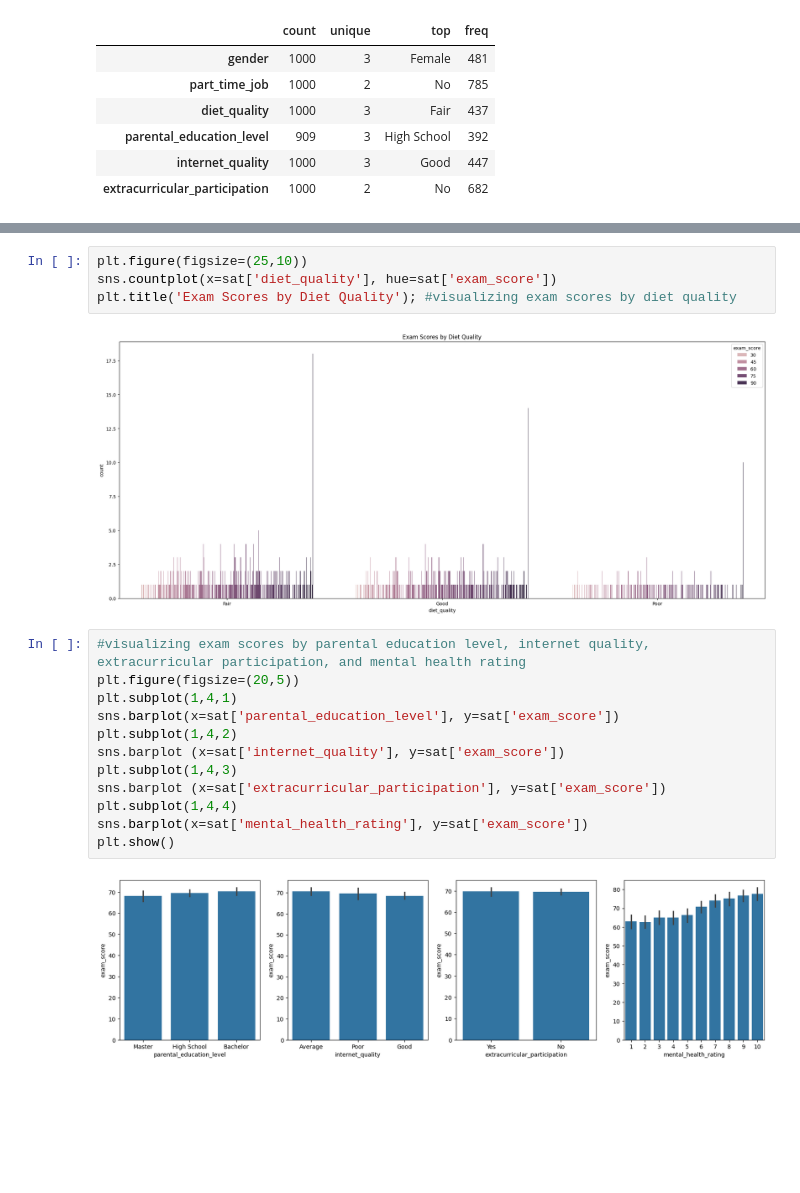
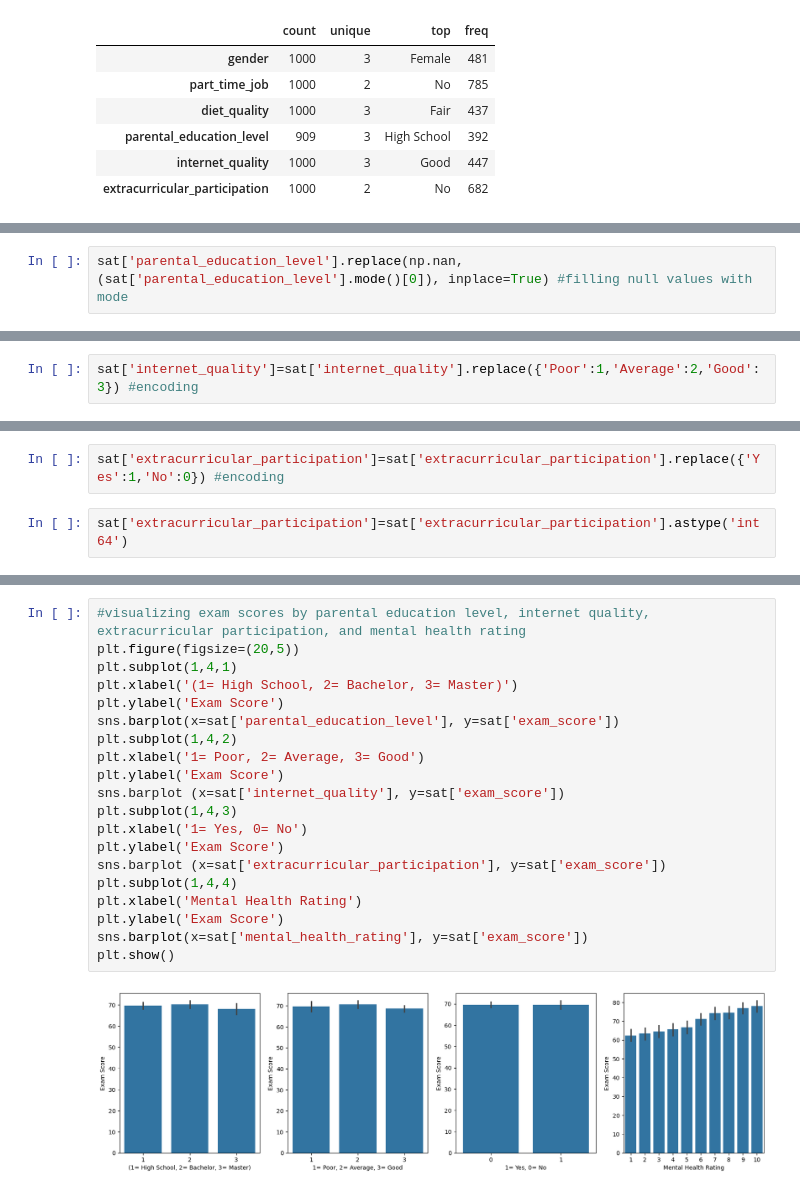
Before and after one commit to School-of-Rob/DIY-projects, a Jupyter notebook: Notebooks/Linear Regression - SAT_scores.ipynb, the cells around one changed output, grey strips where cells are left out. Cells and saved outputs as stored; diff of their text form; blank space fills up the shorter version.

```diff
--- a/Notebooks/Linear Regression - SAT_scores.ipynb
+++ b/Notebooks/Linear Regression - SAT_scores.ipynb
@@ -135,0 +99,2 @@ num_cols=(['age', 'study_hours_per_day', 'social_media_hours','netflix_hours', '
+# %%
+sat['parental_education_level'].replace(np.nan, (sat['parental_education_level'].mode()[0]), inplace=True) #filling null values with mode
@@ -135,0 +116,2 @@ num_cols=(['age', 'study_hours_per_day', 'social_media_hours','netflix_hours', '
+# %%
+sat['internet_quality']=sat['internet_quality'].replace({'Poor':1,'Average':2,'Good':3}) #encoding
@@ -136,3 +140,7 @@ num_cols=(['age', 'study_hours_per_day', 'social_media_hours','netflix_hours', '
+# %%
+sat['extracurricular_participation']=sat['extracurricular_participation'].replace({'Yes':1,'No':0}) #encoding
+# %%
+sat['extracurricular_participation']=sat['extracurricular_participation'].astype('int64')
 # %%
 #visualizing distribution of exam scores
 sns.histplot (sat['exam_score'], kde=True);
@@ -160,20 +192,22 @@ plt.show()
-# %%
-plt.figure(figsize=(25,10))
-sns.countplot(x=sat['diet_quality'], hue=sat['exam_score'])
-plt.title('Exam Scores by Diet Quality'); #visualizing exam scores by diet quality
-# %% [output]
-[figure, removed]
 # %%
 #visualizing exam scores by parental education level, internet quality, extracurricular participation, and mental health rating
 plt.figure(figsize=(20,5))
 plt.subplot(1,4,1)
+plt.xlabel('(1= High School, 2= Bachelor, 3= Master)')
+plt.ylabel('Exam Score')
 sns.barplot(x=sat['parental_education_level'], y=sat['exam_score'])
 plt.subplot(1,4,2)
+plt.xlabel('1= Poor, 2= Average, 3= Good')
+plt.ylabel('Exam Score')
 sns.barplot (x=sat['internet_quality'], y=sat['exam_score'])
 plt.subplot(1,4,3)
+plt.xlabel('1= Yes, 0= No')
+plt.ylabel('Exam Score')
 sns.barplot (x=sat['extracurricular_participation'], y=sat['exam_score'])
 plt.subplot(1,4,4)
+plt.xlabel('Mental Health Rating')
+plt.ylabel('Exam Score')
 sns.barplot(x=sat['mental_health_rating'], y=sat['exam_score'])
 plt.show()
 # %% [output]
-[figure, old version]
+[figure, new version]
```
Also changed, not shown: parts of 47 cells of this notebook.
